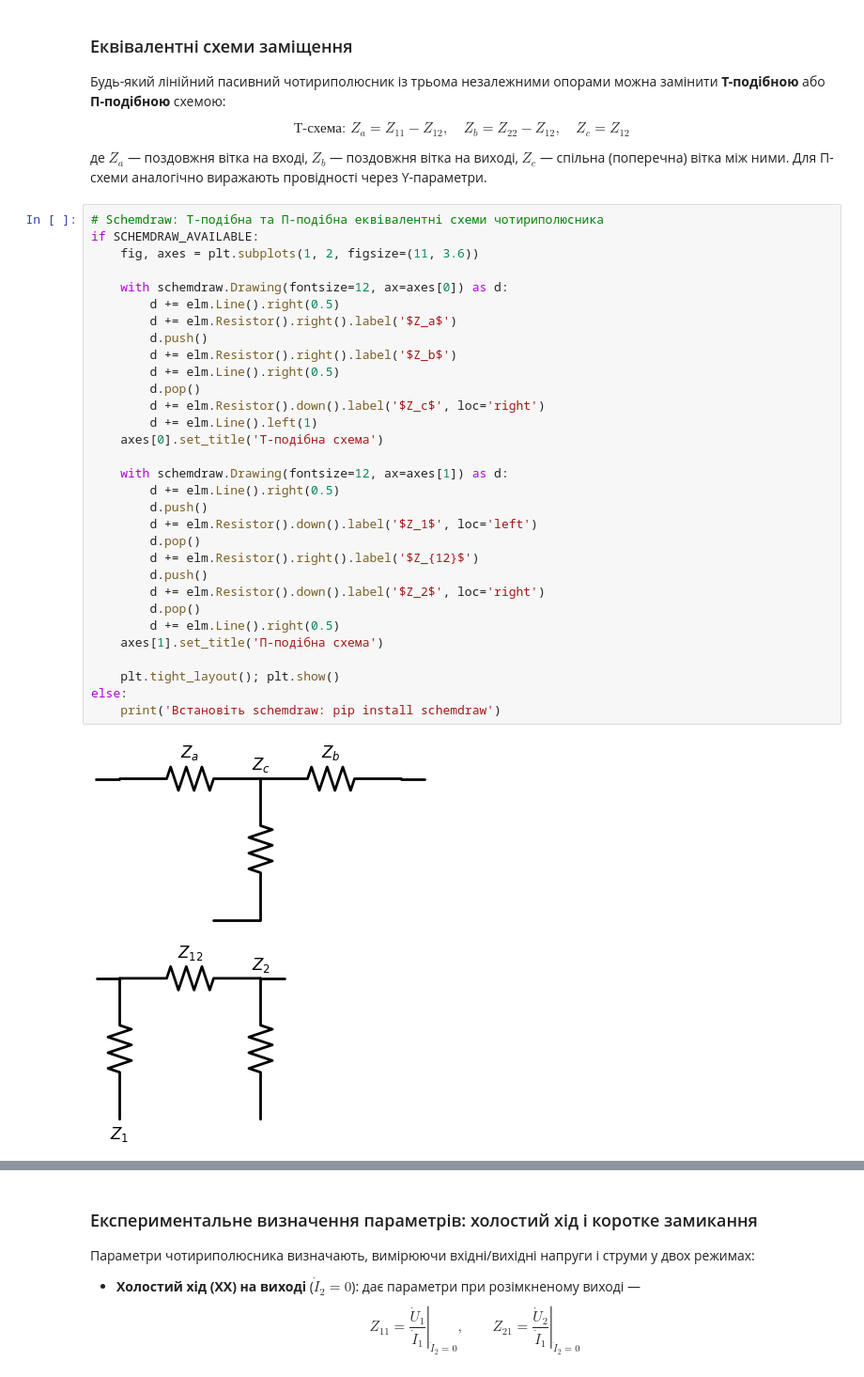
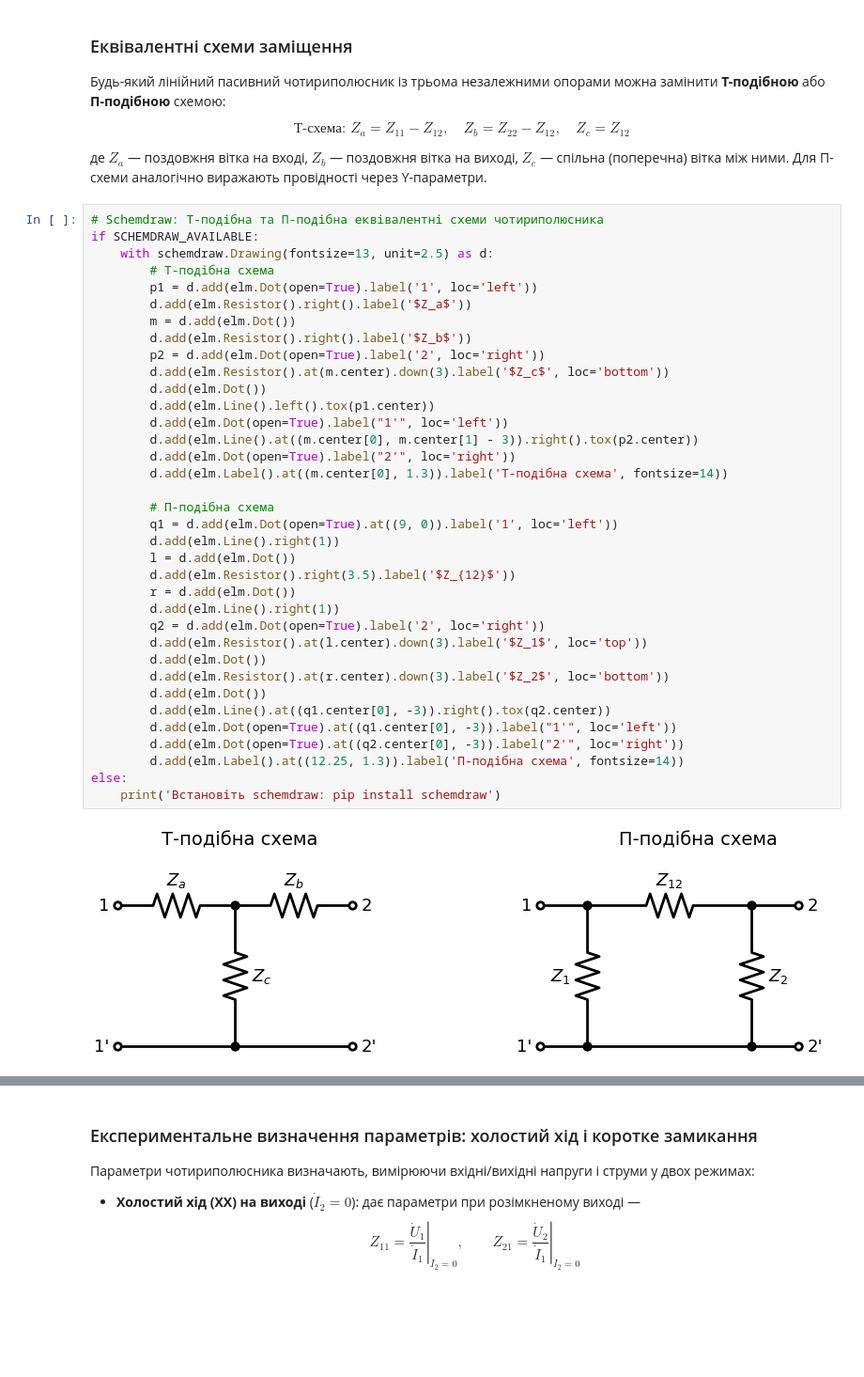
Before and after one commit to vim4all/Lectures_Basics_of_radio_electronics_in_Ukrainian, a Jupyter notebook: Основи радіотехніки_1_частина.ipynb, the cells around one changed output, grey strips where cells are left out. Shown at 94% size. Cells and saved outputs as stored; diff of their text form; blank space fills up the shorter version.

```diff
--- a/Основи радіотехніки_1_частина.ipynb
+++ b/Основи радіотехніки_1_частина.ipynb
@@ -3016,34 +3016,38 @@ $$\text{Т-схема: } Z_a = Z_{11}-Z_{12}, \quad Z_b = Z_{22}-Z_{12}, \quad Z
 # %%
 # Schemdraw: Т-подібна та П-подібна еквівалентні схеми чотириполюсника
 if SCHEMDRAW_AVAILABLE:
-    fig, axes = plt.subplots(1, 2, figsize=(11, 3.6))
+    with schemdraw.Drawing(fontsize=13, unit=2.5) as d:
+        # Т-подібна схема
+        p1 = d.add(elm.Dot(open=True).label('1', loc='left'))
+        d.add(elm.Resistor().right().label('$Z_a$'))
+        m = d.add(elm.Dot())
+        d.add(elm.Resistor().right().label('$Z_b$'))
+        p2 = d.add(elm.Dot(open=True).label('2', loc='right'))
+        d.add(elm.Resistor().at(m.center).down(3).label('$Z_c$', loc='bottom'))
+        d.add(elm.Dot())
+        d.add(elm.Line().left().tox(p1.center))
+        d.add(elm.Dot(open=True).label("1'", loc='left'))
+        d.add(elm.Line().at((m.center[0], m.center[1] - 3)).right().tox(p2.center))
+        d.add(elm.Dot(open=True).label("2'", loc='right'))
+        d.add(elm.Label().at((m.center[0], 1.3)).label('Т-подібна схема', fontsize=14))
 
-    with schemdraw.Drawing(fontsize=12, ax=axes[0]) as d:
-        d += elm.Line().right(0.5)
-        d += elm.Resistor().right().label('$Z_a$')
-        d.push()
-        d += elm.Resistor().right().label('$Z_b$')
-        d += elm.Line().right(0.5)
-        d.pop()
-        d += elm.Resistor().down().label('$Z_c$', loc='right')
-        d += elm.Line().left(1)
-    axes[0].set_title('Т-подібна схема')
-
-    with schemdraw.Drawing(fontsize=12, ax=axes[1]) as d:
-        d += elm.Line().right(0.5)
-        d.push()
-        d += elm.Resistor().down().label('$Z_1$', loc='left')
-        d.pop()
-        d += elm.Resistor().right().label('$Z_{12}$')
-        d.push()
-        d += elm.Resistor().down().label('$Z_2$', loc='right')
-        d.pop()
-        d += elm.Line().right(0.5)
-    axes[1].set_title('П-подібна схема')
-
-    plt.tight_layout(); plt.show()
+        # П-подібна схема
+        q1 = d.add(elm.Dot(open=True).at((9, 0)).label('1', loc='left'))
+        d.add(elm.Line().right(1))
+        l = d.add(elm.Dot())
+        d.add(elm.Resistor().right(3.5).label('$Z_{12}$'))
+        r = d.add(elm.Dot())
+        d.add(elm.Line().right(1))
+        q2 = d.add(elm.Dot(open=True).label('2', loc='right'))
+        d.add(elm.Resistor().at(l.center).down(3).label('$Z_1$', loc='top'))
+        d.add(elm.Dot())
+        d.add(elm.Resistor().at(r.center).down(3).label('$Z_2$', loc='bottom'))
+        d.add(elm.Dot())
+        d.add(elm.Line().at((q1.center[0], -3)).right().tox(q2.center))
+        d.add(elm.Dot(open=True).at((q1.center[0], -3)).label("1'", loc='left'))
+        d.add(elm.Dot(open=True).at((q2.center[0], -3)).label("2'", loc='right'))
+        d.add(elm.Label().at((12.25, 1.3)).label('П-подібна схема', fontsize=14))
 else:
     print('Встановіть schemdraw: pip install schemdraw')
 # %% [output]
-[figure, old version]
+[figure, new version]
-[figure, removed]
```
Also changed, not shown: parts of 6 cells of this notebook, 1 other file.
